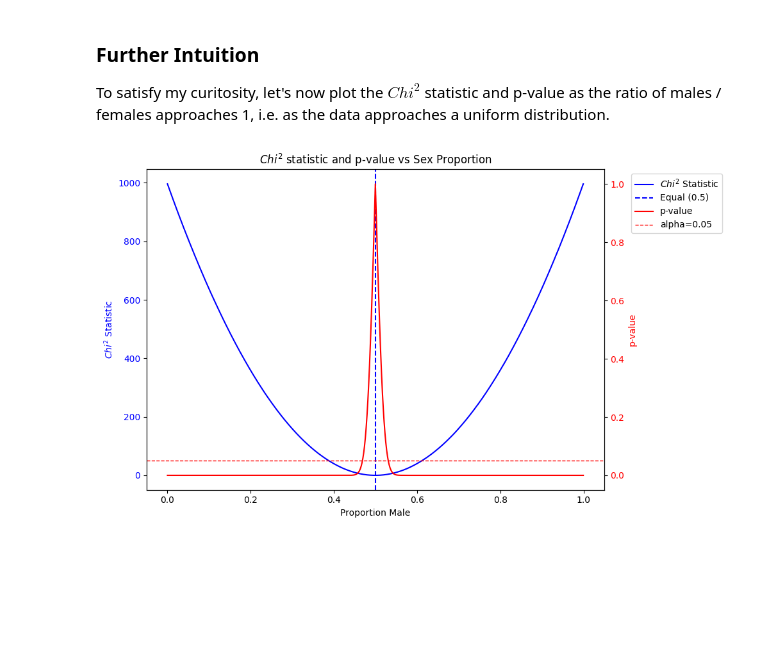
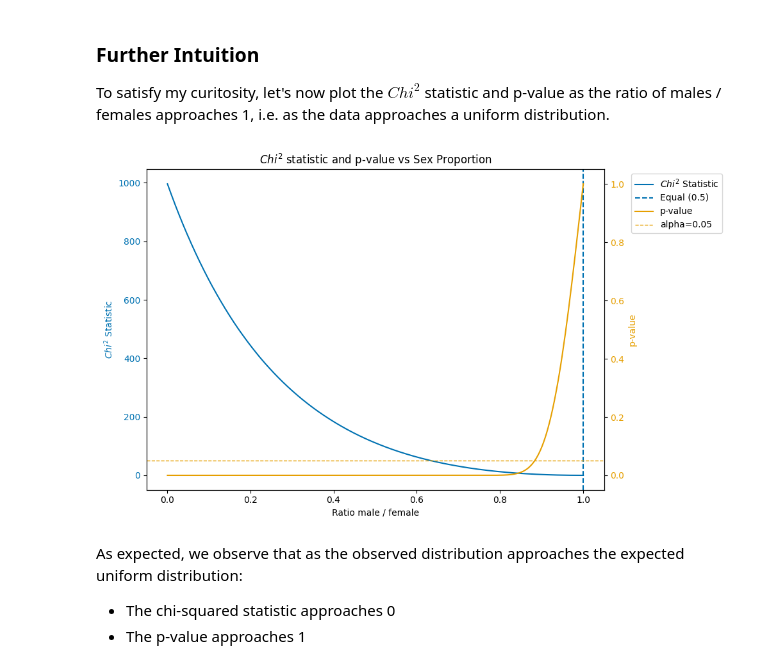
Before and after one commit to Cameron858/statistical-playground, a Jupyter notebook: notebooks/chi_squared.ipynb, the cells around one changed output. Drawn from its saved outputs; the diff is of its cells as text; code cells hidden in the pictures; blank space fills up the shorter version.

Commit message:
Change graph to plot ratio of M/F.

```diff
--- a/notebooks/chi_squared.ipynb
+++ b/notebooks/chi_squared.ipynb
@@ -208,50 +208,57 @@ To satisfy my curitosity, let's now plot the $Chi^2$ statistic and p-value as th
 n = 1000
 
 proportions = list(range(1, n))
+proportions = proportions[:int(n / 2)]
 
 chi_values = []
 p_values = []
+ratio_mf = []
 
 expected = [0.5 * n, 0.5 * n]
 for n_males in proportions:
     n_females = n - n_males
     observed = [n_males, n_females]
+    ratio_mf.append(n_males / n_females)
 
     stat, p = chisquare(f_obs=observed, f_exp=expected)
 
     chi_values.append(stat)
     p_values.append(p)
 
 # plotting
 fig, ax1 = plt.subplots(figsize=(10, 6))
 
-# convert counts to proportion of males
-x = [m / n for m in proportions]
+chi_colour = "#0072B2"
+p_colour = "#E69F00"
 
 # chi statistic
-ax1.plot(x, chi_values, color='blue', label='$Chi^2$ Statistic')
-ax1.set_xlabel('Proportion Male')
-ax1.set_ylabel('$Chi^2$ Statistic', color='blue')
-ax1.tick_params(axis='y', labelcolor='blue')
+ax1.plot(ratio_mf, chi_values, color=chi_colour, label='$Chi^2$ Statistic')
+ax1.set_xlabel('Ratio male / female')
+ax1.set_ylabel('$Chi^2$ Statistic', color=chi_colour)
+ax1.tick_params(axis='y', labelcolor=chi_colour)
 
 # p-values
 ax2 = ax1.twinx()
-ax2.plot(x, p_values, color='red', label='p-value')
-ax2.set_ylabel('p-value', color='red')
-ax2.tick_params(axis='y', labelcolor='red')
+ax2.plot(ratio_mf, p_values, color=p_colour, label='p-value')
+ax2.set_ylabel('p-value', color=p_colour)
+ax2.tick_params(axis='y', labelcolor=p_colour)
 
 # reference lines
-ax2.axhline(0.05, color='red', linestyle='--', linewidth=1, label='alpha=0.05')
-ax1.axvline(0.5, color='blue', linestyle='--', label='Equal (0.5)')
+ax2.axhline(0.05, color=p_colour, linestyle='--', linewidth=1, label='alpha=0.05')
+ax1.axvline(1, color=chi_colour, linestyle='--', label='Equal (0.5)')
 
 # combine legends
 lines1, labels1 = ax1.get_legend_handles_labels()
 lines2, labels2 = ax2.get_legend_handles_labels()
 ax1.legend(lines1 + lines2, labels1 + labels2, bbox_to_anchor=(1.05, 1))
 
 plt.title('$Chi^2$ statistic and p-value vs Sex Proportion')
 # plt.grid(True)
 plt.tight_layout()
 plt.show()
 # %% [output]
-[figure, old version]
+[figure, new version]
+# %% [markdown]
+As expected, we observe that as the observed distribution approaches the expected uniform distribution:
+- The chi-squared statistic approaches 0
+- The p-value approaches 1
```
